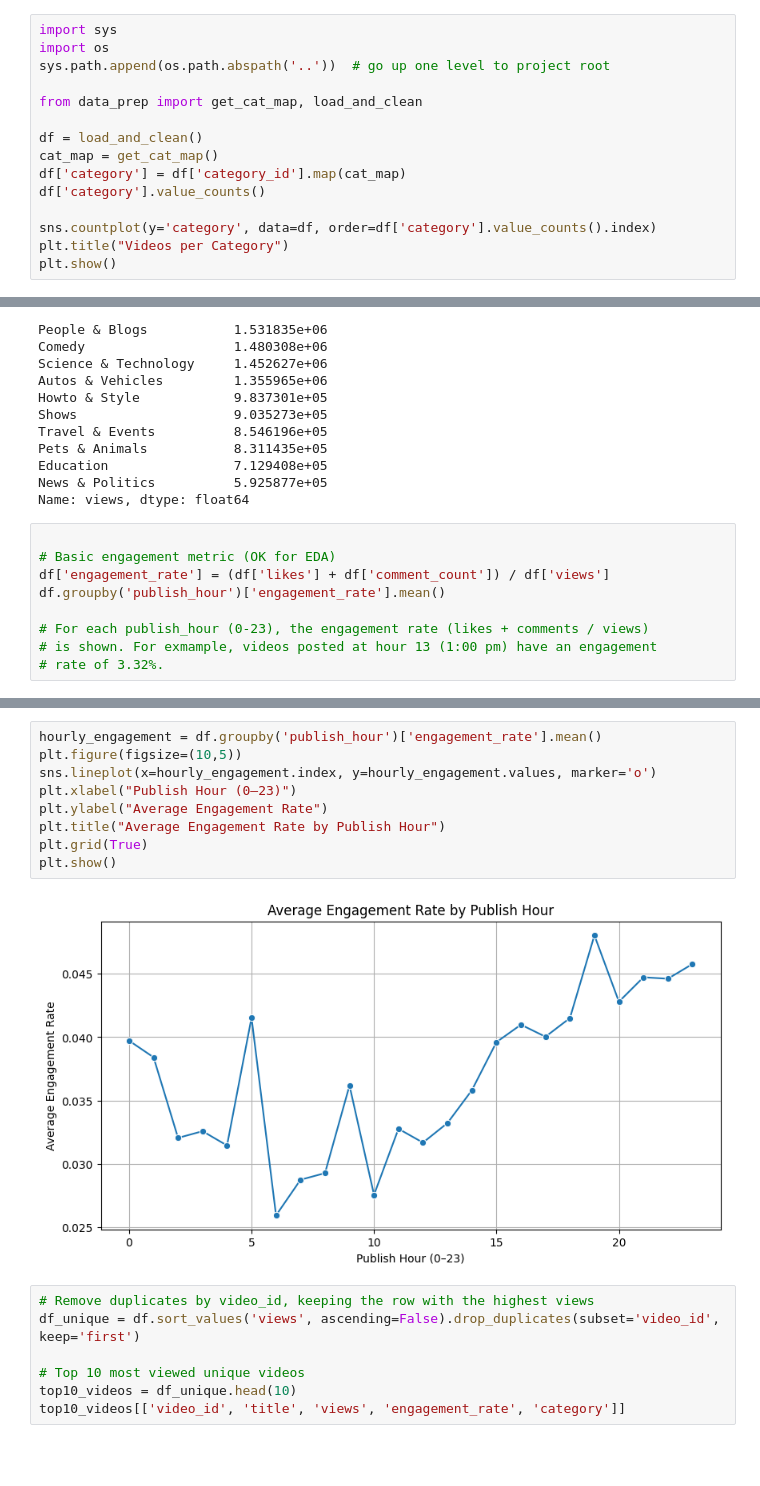
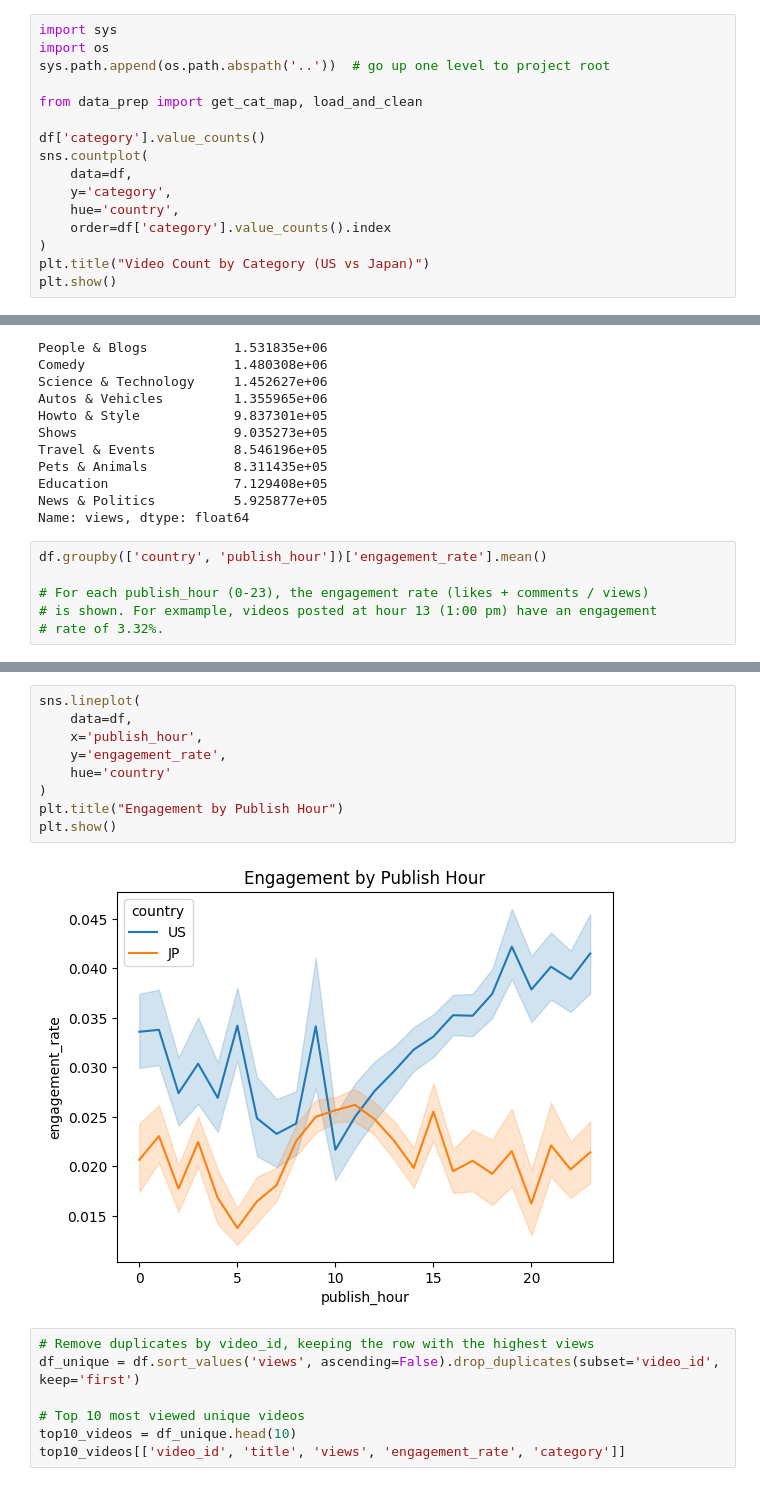
Before and after one commit to alvinacchow/youtube-analytics, a Jupyter notebook: notebooks/EDA.ipynb, the cells around one changed output, grey strips where cells are left out. Saved outputs shown, nothing was run; the diff lists cells and outputs as text; blank space fills up the shorter version.

Commit message:
comparison between Japan and US

```diff
--- a/notebooks/EDA.ipynb
+++ b/notebooks/EDA.ipynb
@@ -79,12 +90,13 @@ sys.path.append(os.path.abspath('..'))  # go up one level to project root
 
 from data_prep import get_cat_map, load_and_clean
 
-df = load_and_clean()
-cat_map = get_cat_map()
-df['category'] = df['category_id'].map(cat_map)
 df['category'].value_counts()
-
-sns.countplot(y='category', data=df, order=df['category'].value_counts().index)
-plt.title("Videos per Category")
+sns.countplot(
+    data=df,
+    y='category',
+    hue='country',
+    order=df['category'].value_counts().index
+)
+plt.title("Video Count by Category (US vs Japan)")
 plt.show()
 # %% [output]
@@ -129,10 +131,7 @@ Education                7.129408e+05
 News & Politics          5.925877e+05
 Name: views, dtype: float64
 # %%
-
-# Basic engagement metric (OK for EDA)
-df['engagement_rate'] = (df['likes'] + df['comment_count']) / df['views']
-df.groupby('publish_hour')['engagement_rate'].mean()
+df.groupby(['country', 'publish_hour'])['engagement_rate'].mean()
 
 # For each publish_hour (0-23), the engagement rate (likes + comments / views)
 # is shown. For exmample, videos posted at hour 13 (1:00 pm) have an engagement
@@ -157,15 +156,15 @@ publish_hour
 Name: engagement_rate, dtype: float64
 # %%
-hourly_engagement = df.groupby('publish_hour')['engagement_rate'].mean()
-plt.figure(figsize=(10,5))
-sns.lineplot(x=hourly_engagement.index, y=hourly_engagement.values, marker='o')
-plt.xlabel("Publish Hour (0–23)")
-plt.ylabel("Average Engagement Rate")
-plt.title("Average Engagement Rate by Publish Hour")
-plt.grid(True)
+sns.lineplot(
+    data=df,
+    x='publish_hour',
+    y='engagement_rate',
+    hue='country'
+)
+plt.title("Engagement by Publish Hour")
 plt.show()
 # %% [output]
-[figure, old version]
+[figure, new version]
 # %%
 # Remove duplicates by video_id, keeping the row with the highest views
 df_unique = df.sort_values('views', ascending=False).drop_duplicates(subset='video_id', keep='first')
```
Also changed, not shown: parts of 13 cells of this notebook.
